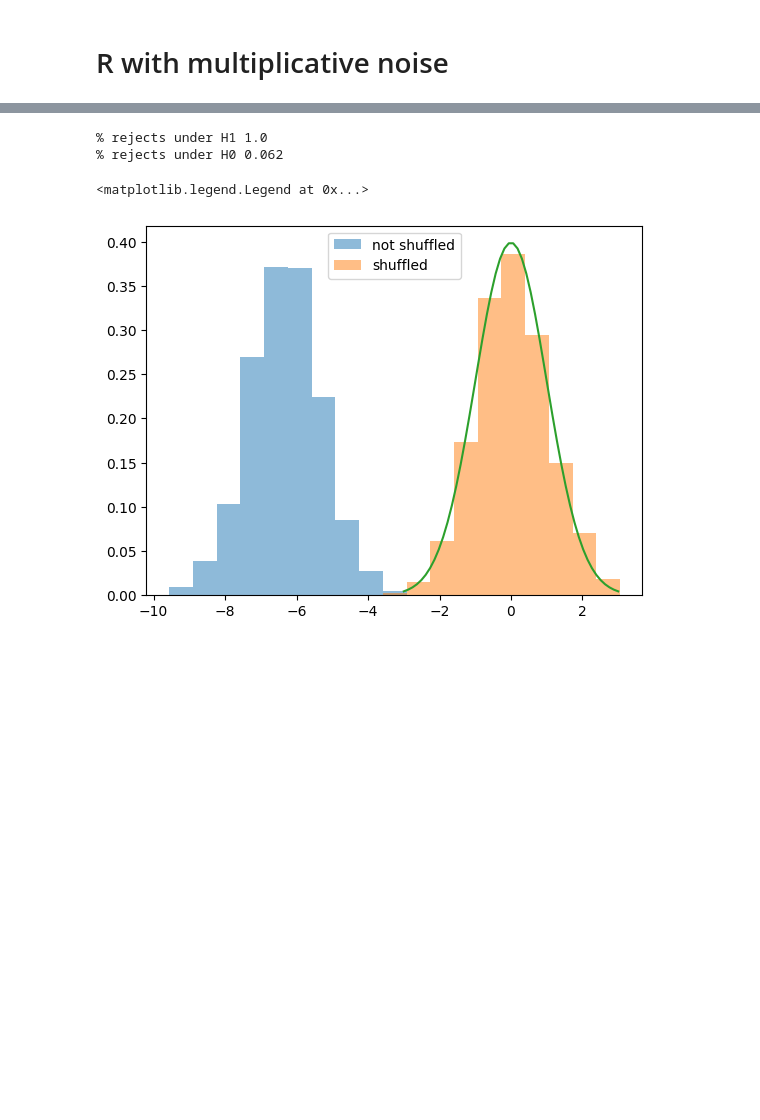
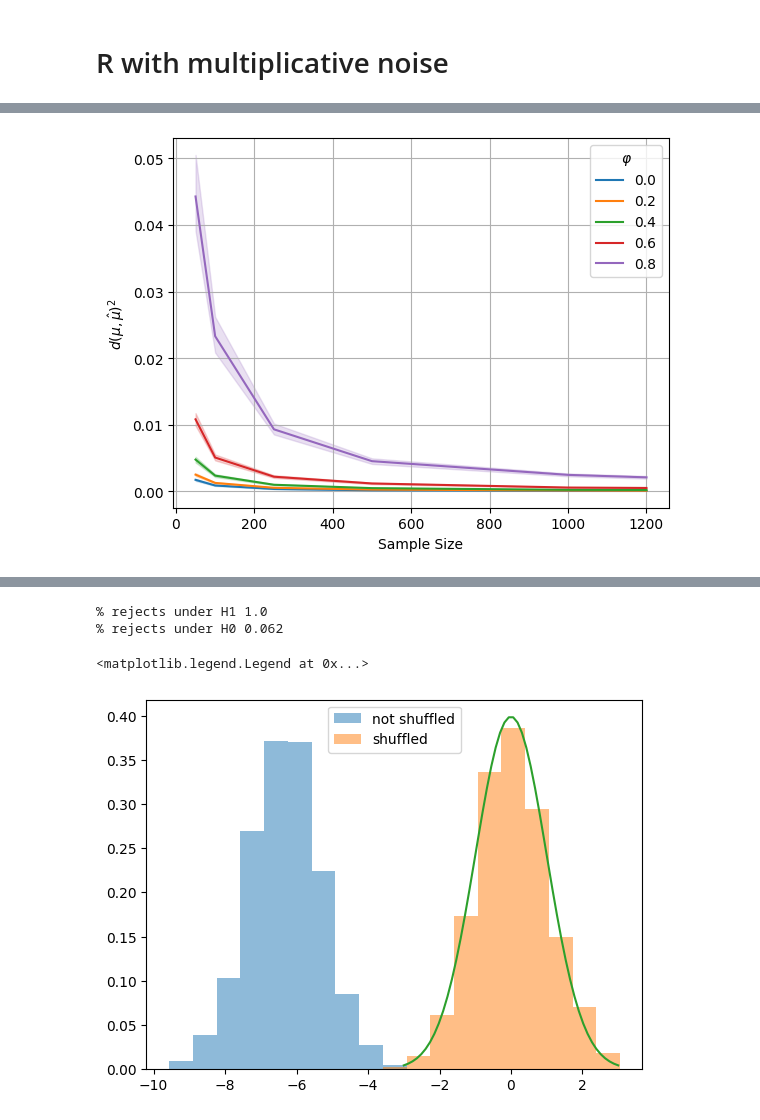
Before and after one commit to matthieubulte/GAR, a Jupyter notebook: ar(1)_dists.ipynb, the cells around one changed output, grey strips where cells are left out. Saved outputs shown, nothing was run; the diff lists cells and outputs as text; code cells hidden in the pictures; blank space fills up the shorter version.

```diff
--- a/ar(1)_dists.ipynb
+++ b/ar(1)_dists.ipynb
@@ -91,0 +127,18 @@ Running T=250 phi=0.0
+# %%
+for phi in df.phi.unique():
+    if phi == 1:
+        continue
+
+    sub_df = df[df['phi'] == phi]
+
+#     plt.scatter(sub_df['T'], sub_df., s=5)
+    sns.lineplot(sub_df, x='T', y='err_mu_hat', label=np.round(phi,1))
+
+plt.legend(title=r'$\varphi$')
+plt.grid('on')
+plt.xlabel('Sample Size')
+plt.ylabel(r'$d(\mu, \hat\mu)^2$')
+
+plt.savefig('./err_mu_R_mult_noise.pdf')
+# %% [output]
+[figure, added]
```
Also changed, not shown: parts of 11 cells of this notebook, 8 other files.
